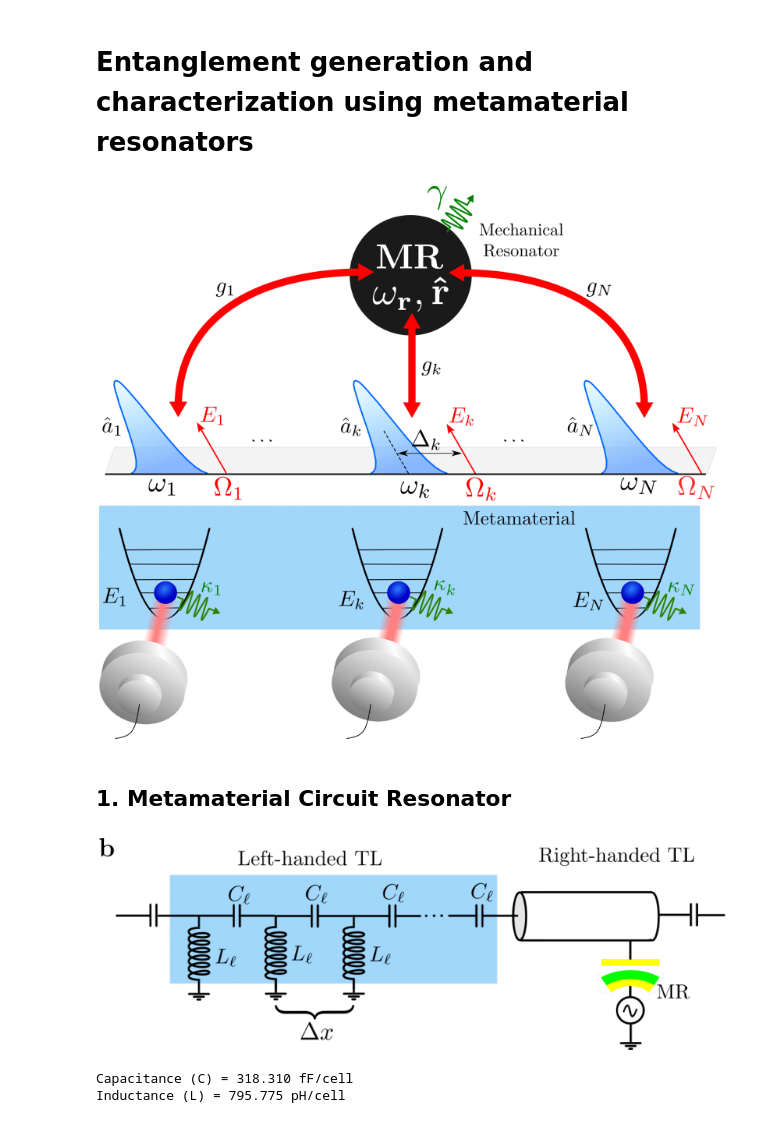
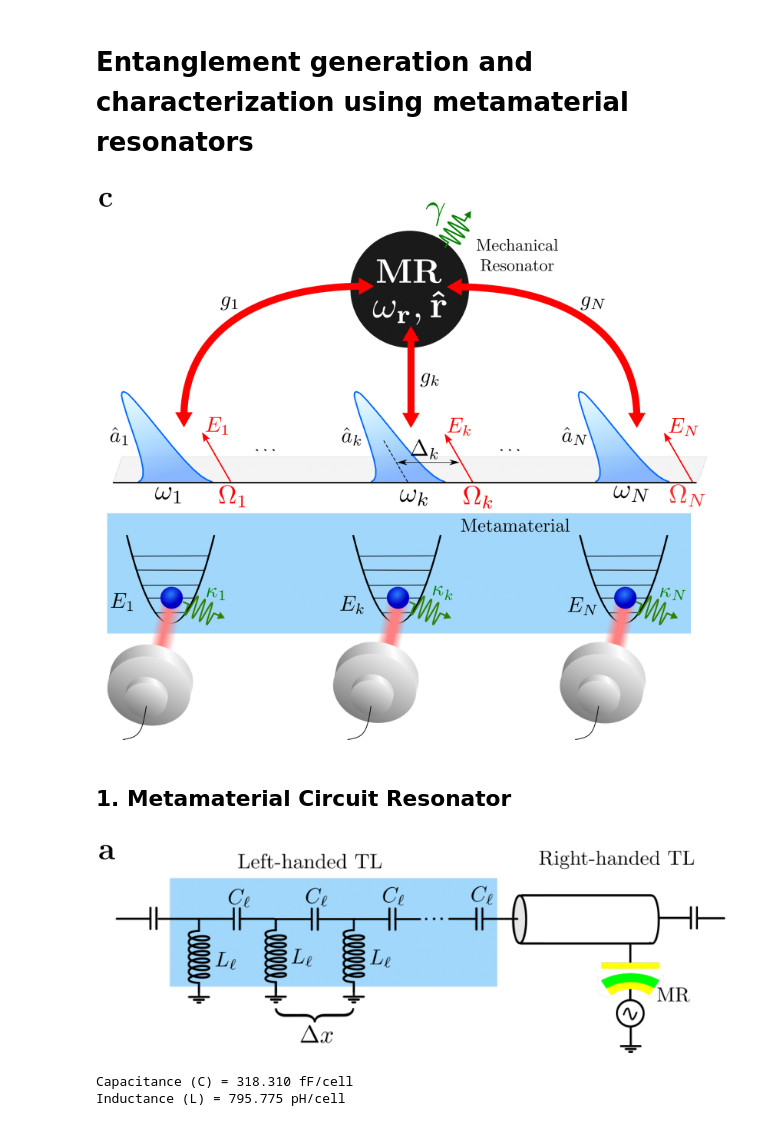
Before and after one commit to asantanah/code_for_paper, a Jupyter notebook: Artigo_simulations_.ipynb, the cells around one changed output. Drawn from its saved outputs; the diff is of its cells as text; code cells hidden in the pictures.

```diff
--- a/Artigo_simulations_.ipynb
+++ b/Artigo_simulations_.ipynb
@@ -26,39 +26,39 @@ plt.rcParams['figure.dpi'] = 100
 
 saveImages = False
 # %%
-fig, axes3 = plt.subplots(1, 1, figsize=(20, 20))
+fig, axes = plt.subplots(1, 1, figsize=(20, 20))
 
-img3 = mpimg.imread(r'Metamaterial_MR_system_schematic.png')
+img3 = mpimg.imread(r'Images\Metamaterial_MR_system_schematic.png')
 
-#axes3.text(-30, 15, r"$\mathbf{b}$", color='black', fontsize=40)
+axes.text(-30, 15, r"$\mathbf{c}$", color='black', fontsize=70)
 
 plt.axis('off')
 plt.imshow(img3)
 plt.tight_layout()
 if(saveImages == True):
-    plt.savefig(r'Results/Metamaterial_scheme_pdf.pdf')
-    plt.savefig(r'Results/Metamaterial_scheme_png.png')
+    plt.savefig(r'Results/fig03_Metamaterial_MR_system_schematic_pdf.pdf')
+    plt.savefig(r'Results/fig03_Metamaterial_MR_system_schematic_png.png')
 plt.show()
 # %% [output]
-[figure, old version]
+[figure, new version]
 # %% [markdown]
 ## 1. Metamaterial Circuit Resonator
 # %%
-fig, axes1 = plt.subplots(1, 1, figsize=(20, 20))
+fig, axes = plt.subplots(1, 1, figsize=(20, 20))
 
-img1 = mpimg.imread(r'CTL_MechanicResonator_circuit_model.png')
+img1 = mpimg.imread(r'Images\CTL_MechanicResonator_circuit_model.png')
 
-axes1.text(-30, 15, r"$\mathbf{b}$", color='black', fontsize=60)
+axes.text(-30, 15, r"$\mathbf{a}$", color='black', fontsize=70)
 
 plt.axis('off')
 plt.imshow(img1)
 plt.tight_layout()
 if(saveImages == True):
-    plt.savefig(r'Results/Metamaterial_scheme_pdf.pdf')
-    plt.savefig(r'Results/Metamaterial_scheme_png.png')
+    plt.savefig(r'Results/fig01_CTL_MechanicResonator_circuit_model_pdf.pdf')
+    plt.savefig(r'Results/fig01_CTL_MechanicResonator_circuit_model_png.png')
 plt.show()
 # %% [output]
-[figure, old version]
+[figure, new version]
 # %%
 characteristic_Impedance = 50  # Ohm
 infrared_cutoff = 2 * pi * 5 * 1e9  # 5 GHz
```
Also changed, not shown: parts of 15 cells of this notebook, 11 other files.
